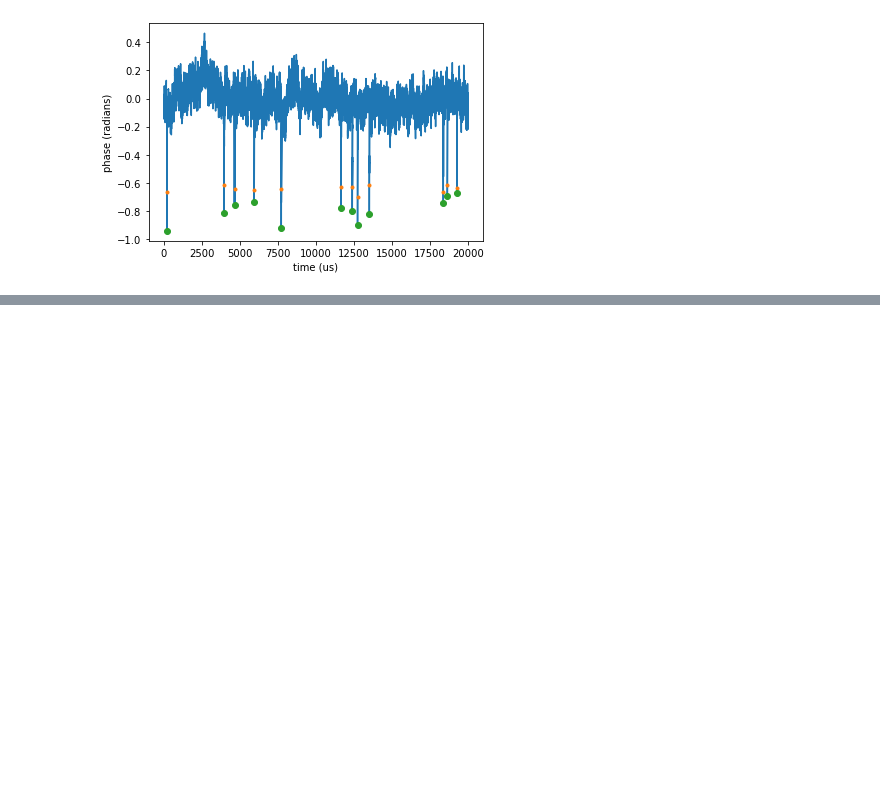
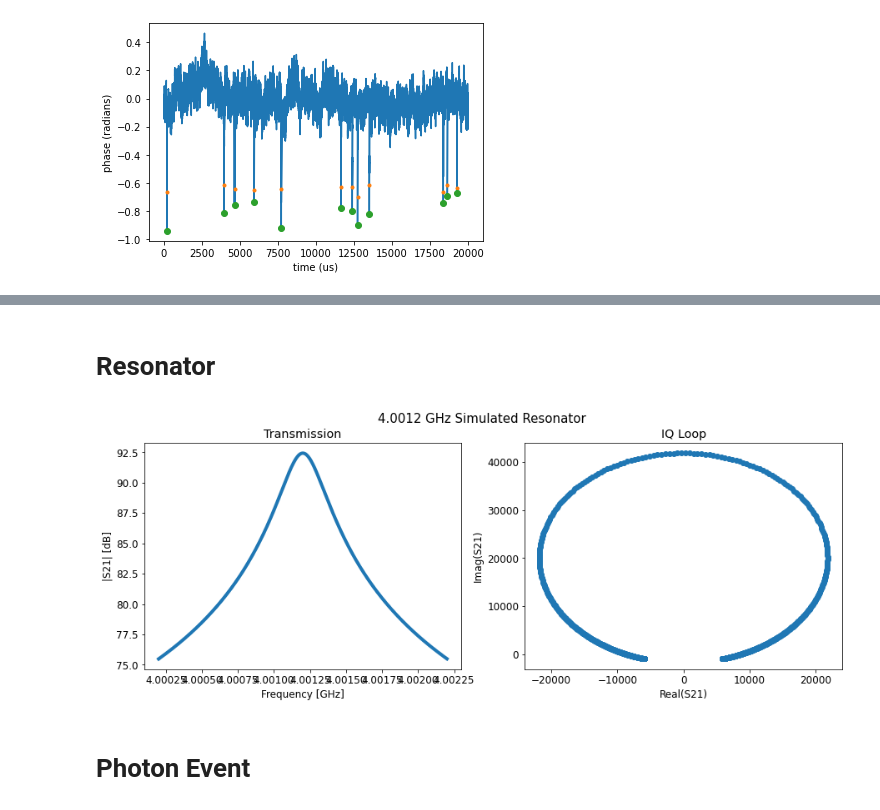
Before and after one commit to MazinLab/MKIDReadoutAnalysis, a Jupyter notebook: Example.ipynb, the cells around one changed output, grey strips where cells are left out. Cells and saved outputs as stored; diff of their text form; code cells hidden in the pictures; blank space fills up the shorter version.

```diff
--- a/Example.ipynb
+++ b/Example.ipynb
@@ -150,0 +114,15 @@ plt.plot(lit_meas.iq_response_nonoise.real)
+# %% [markdown]
+# Resonator
+# %%
+# Create resonator and compute S21
+resonator = Resonator()
+rf = RFElectronics()
+freq = FrequencyGrid()
+sweep = ResonatorSweep(resonator, freq, rf)
+# %%
+# Plot S21
+sweep.plot_sweep()
+# %% [output]
+[figure, added]
+# %% [markdown]
+# Photon Event
```
Also changed, not shown: parts of 27 cells of this notebook, 8 other files.
